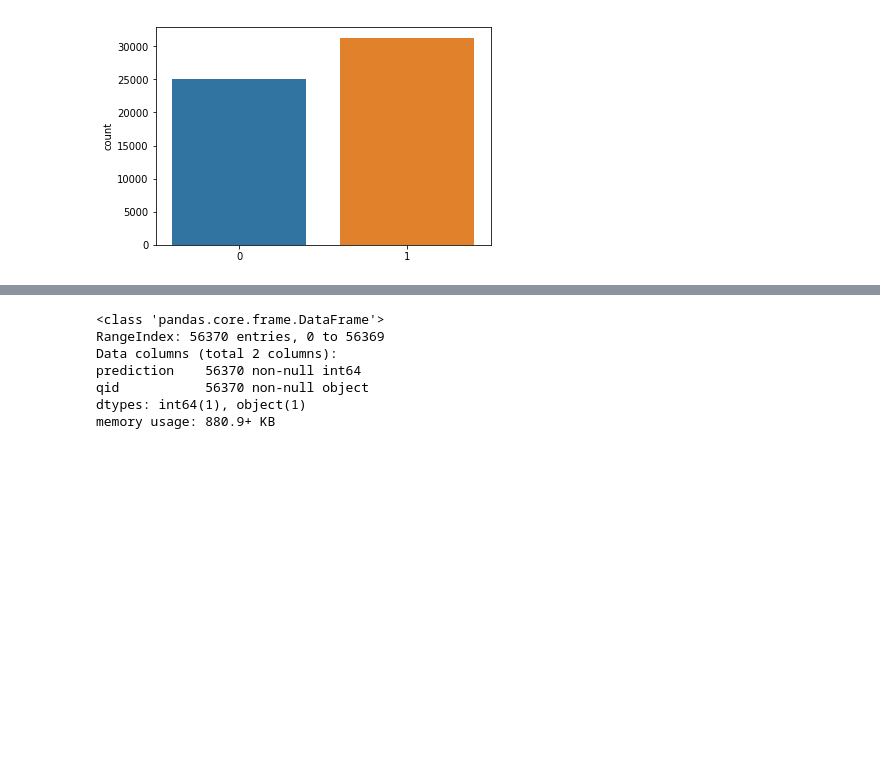
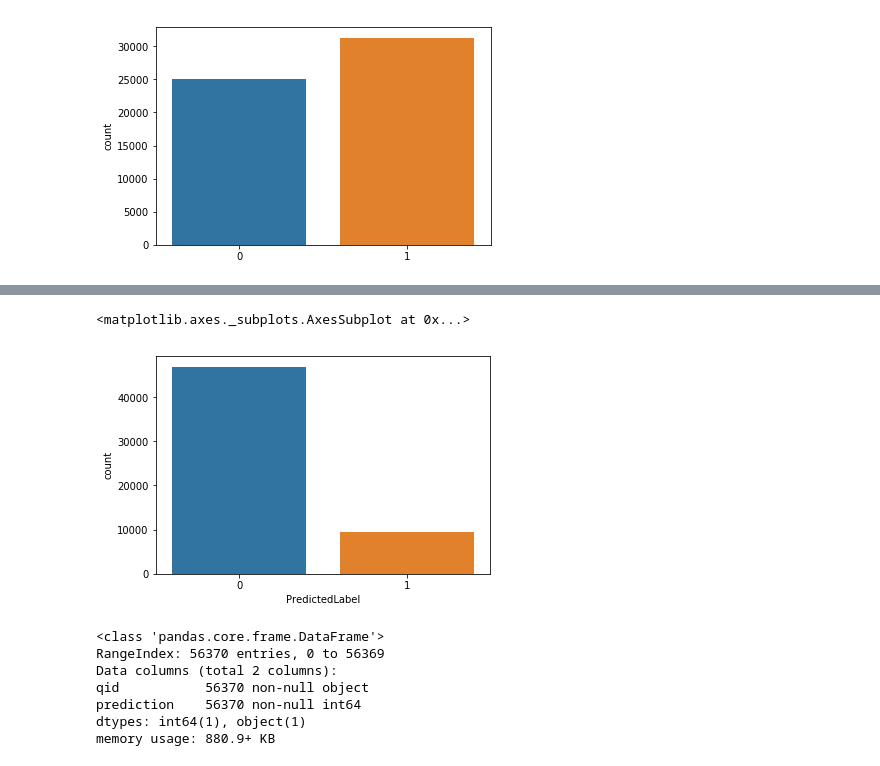
Before and after one commit to y2ee201/Kaggle-Quora-Insincere, a Jupyter notebook: quora_insincere_questions.ipynb, the cells around one changed output, grey strips where cells are left out. Cells and saved outputs as stored; diff of their text form; code cells hidden in the pictures; blank space fills up the shorter version.

```diff
--- a/quora_insincere_questions.ipynb
+++ b/quora_insincere_questions.ipynb
@@ -239,12 +319,17 @@ testing['prediction'] = preds
+# %%
+sns.countplot(preds.PredictedLabel)
+# %% [output]
+<matplotlib.axes._subplots.AxesSubplot at 0x...>
+[figure, added]
 # %%
-submission = pd.DataFrame({'qid': questions_test.qid, 'prediction':preds})
+submission = pd.DataFrame({'qid': questions_test.qid, 'prediction':preds.PredictedLabel})
 submission.info()
 # %% [output]
 <class 'pandas.core.frame.DataFrame'>
 RangeIndex: 56370 entries, 0 to 56369
 Data columns (total 2 columns):
+qid           56370 non-null object
 prediction    56370 non-null int64
-qid           56370 non-null object
 dtypes: int64(1), object(1)
 memory usage: 880.9+ KB
 # %%
```
Also changed, not shown: parts of 13 cells of this notebook, 1 other file.
